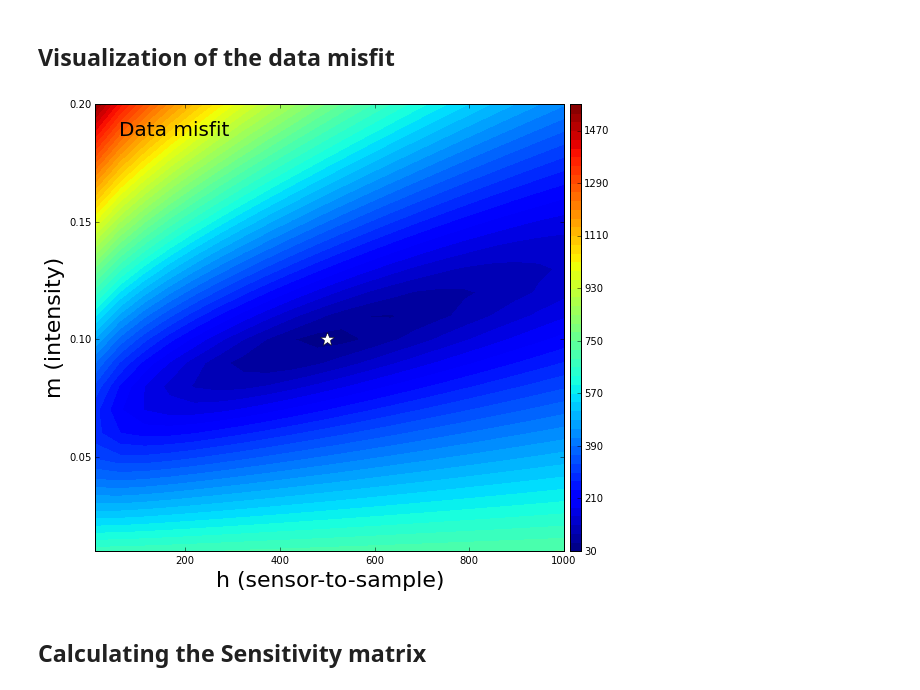
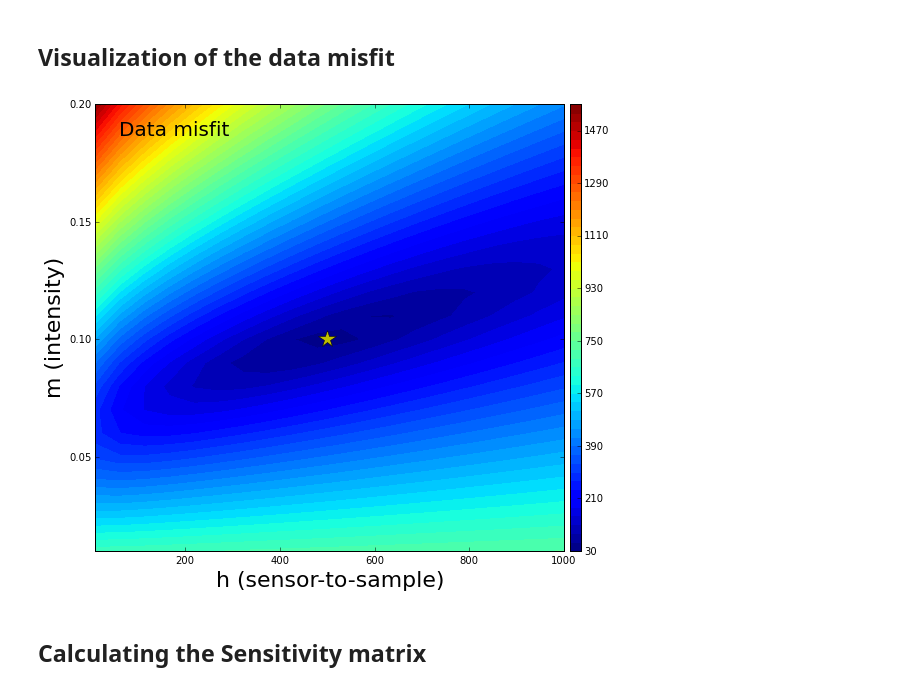
Before and after one commit to andrelreis/nonlinear_inversion, a Jupyter notebook: codigos/gradient_methods/prism_microscopy_nonlinear_SD.ipynb, the cells around one changed output. Cells and saved outputs as stored; diff of their text form; code cells hidden in the pictures.

```diff
--- a/codigos/gradient_methods/prism_microscopy_nonlinear_SD.ipynb
+++ b/codigos/gradient_methods/prism_microscopy_nonlinear_SD.ipynb
@@ -141,19 +141,19 @@ for mi,hi in zip (m_range.ravel(),h_range.ravel()):
 # %%
 title_font = 22
 bottom_font = 16
 saturation_factor = 1.
 plt.close('all')
 plt.figure(figsize=(10,8))
 plt.contourf(h_range, m_range, np.array(misfit).reshape(shape_phi), 50)
-plt.plot(voo,intensity,'w*',markersize=15)
+plt.plot(voo,intensity,'y*',markersize=18)
 plt.colorbar(pad=0.01, aspect=40, shrink=1.0)
 plt.xlabel('h (sensor-to-sample)', fontsize = title_font)
 plt.ylabel('m (intensity)', fontsize = title_font)
 plt.annotate('Data misfit', xy = (0.05, 0.93), xycoords = 'axes fraction', fontsize=20)
 
 plt.show()
 # %% [output]
-[figure, old version]
+[figure, new version]
 # %% [markdown]
 ## Calculating the Sensitivity matrix
 # %%
```
Also changed, not shown: parts of 4 cells of this notebook, 15 other files.
